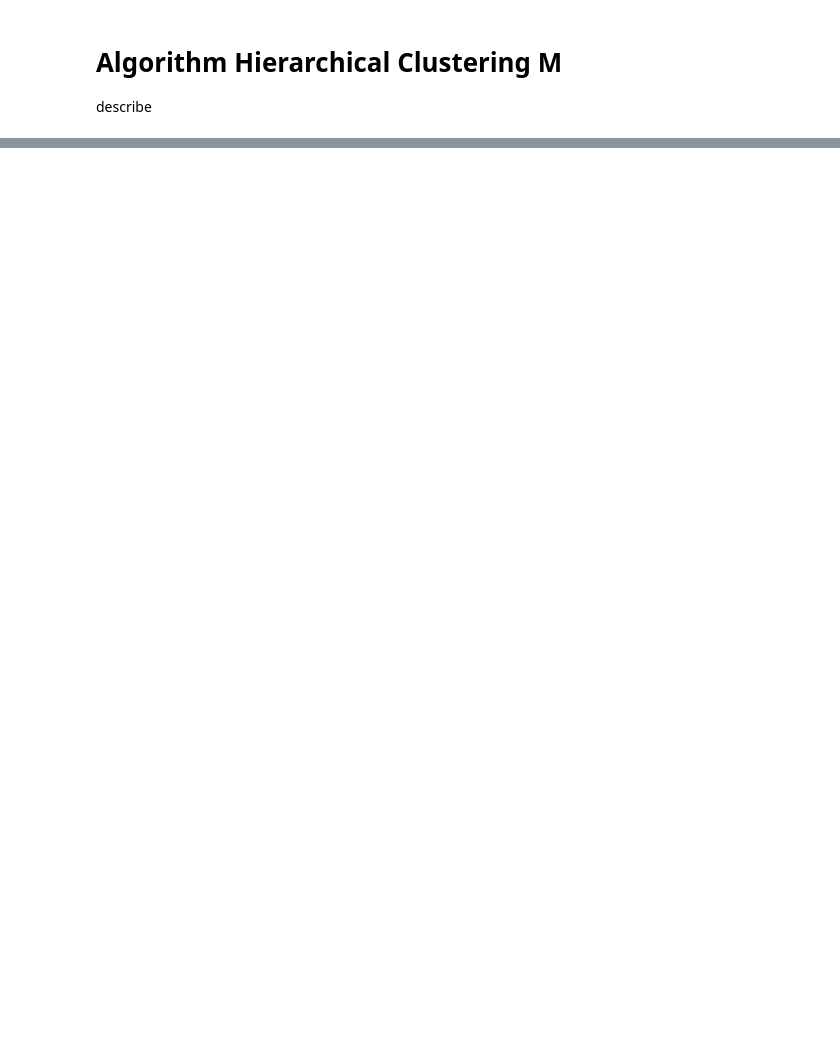
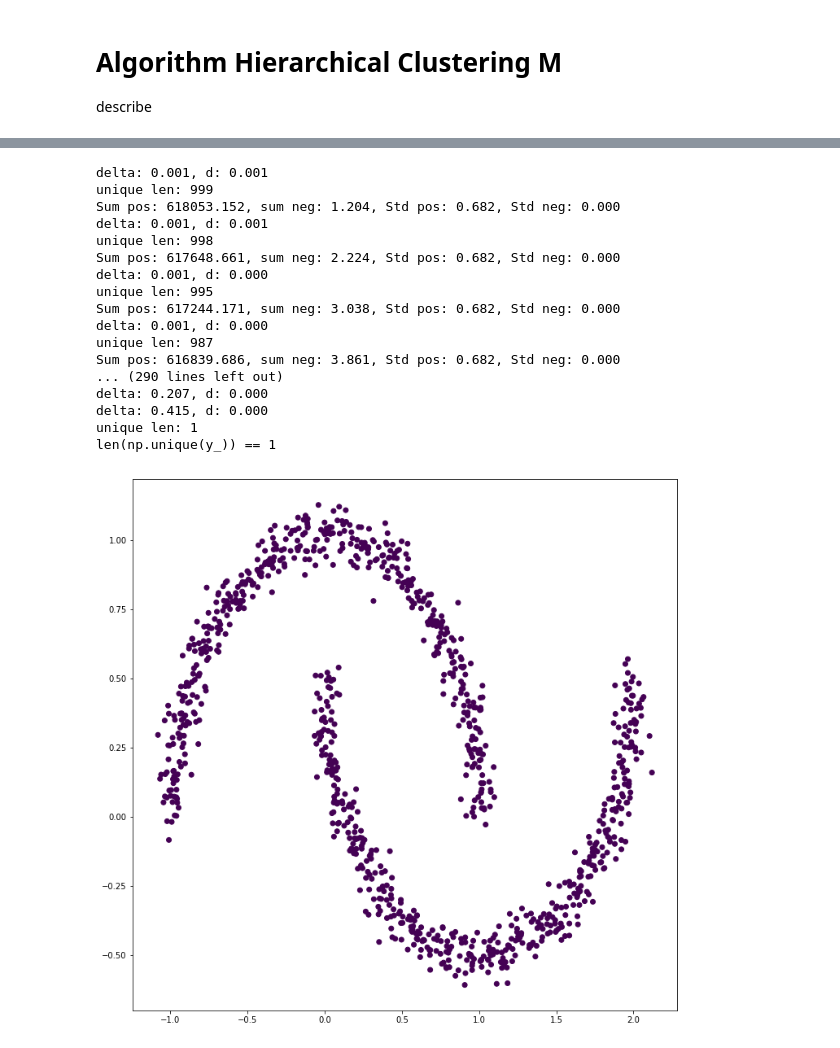
Before and after one commit to vench/study, a Jupyter notebook: Algorithm.ipynb, the cells around one changed output, grey strips where cells are left out. Cells and saved outputs as stored; diff of their text form; code cells hidden in the pictures; blank space fills up the shorter version.

```diff
--- a/Algorithm.ipynb
+++ b/Algorithm.ipynb
@@ -150,0 +232,27 @@ Hierarchical clustering
+# %%
+# noisy_moons
+from sklearn import cluster, datasets, mixture
+mx,my =  datasets.make_moons(n_samples=1000, noise=.05)
+
+cl2 = HierarchicalClustering(alpha=1., debug=1)
+mmy = cl2.fit(mx)
+draw(mx,mmy)
+# %% [output]
+delta: 0.001, d: 0.001
+unique len: 999
+Sum pos: 618053.152, sum neg: 1.204, Std pos: 0.682, Std neg: 0.000
+delta: 0.001, d: 0.001
+unique len: 998
+Sum pos: 617648.661, sum neg: 2.224, Std pos: 0.682, Std neg: 0.000
+delta: 0.001, d: 0.000
+unique len: 995
+Sum pos: 617244.171, sum neg: 3.038, Std pos: 0.682, Std neg: 0.000
+delta: 0.001, d: 0.000
+unique len: 987
+Sum pos: 616839.686, sum neg: 3.861, Std pos: 0.682, Std neg: 0.000
+... (290 lines left out)
+delta: 0.207, d: 0.000
+delta: 0.415, d: 0.000
+unique len: 1
+len(np.unique(y_)) == 1
+[figure, added]
```
Also changed, not shown: parts of 9 cells of this notebook.
